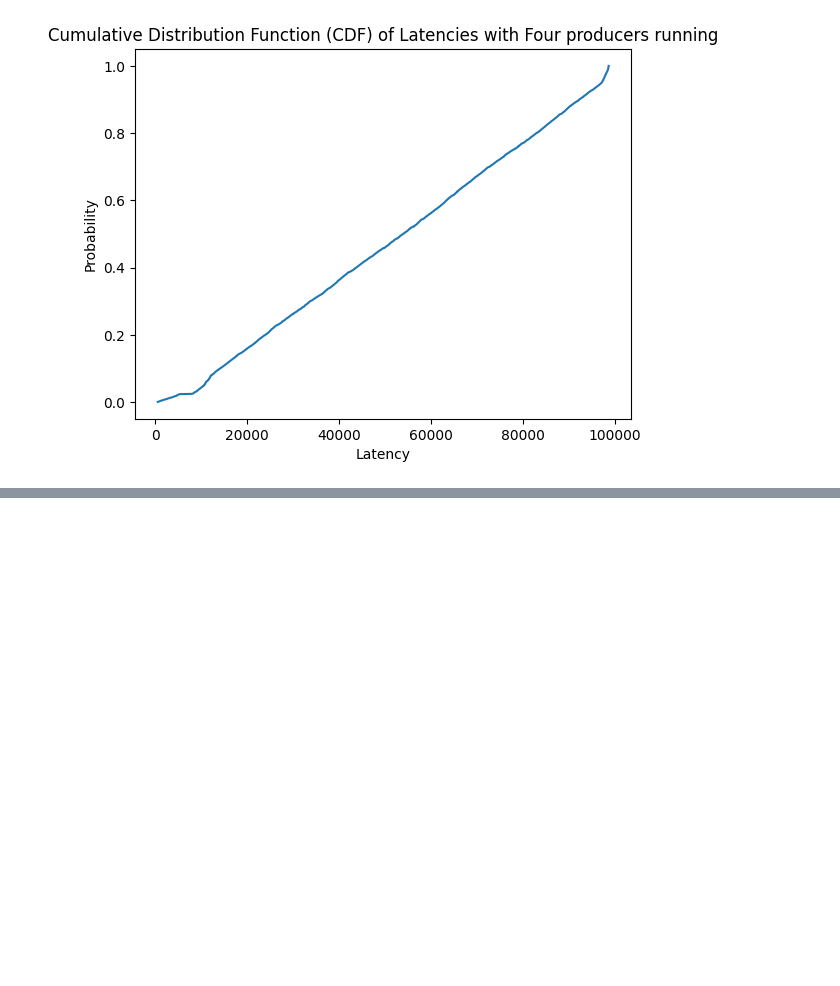
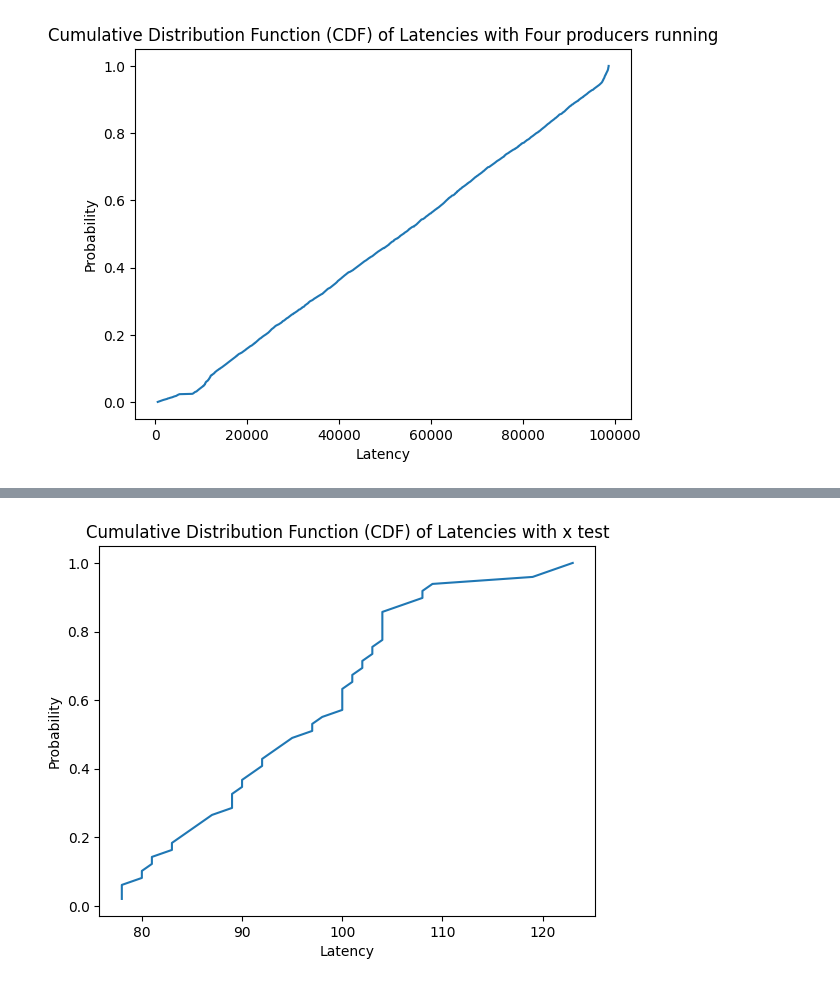
Before and after one commit to serhiimytsyk/CloudComputing, a Jupyter notebook: PA3/data_analyzer/data_analyzer.ipynb, the cells around one changed output, grey strips where cells are left out. Saved outputs shown, nothing was run; the diff lists cells and outputs as text; code cells hidden in the pictures; blank space fills up the shorter version.

```diff
--- a/PA3/data_analyzer/data_analyzer.ipynb
+++ b/PA3/data_analyzer/data_analyzer.ipynb
@@ -128,0 +149,10 @@ plt.show()
+# %%
+sorted_data = np.sort(data)
+probabilities = np.arange(1, len(sorted_data) + 1) / len(sorted_data)
+plt.plot(sorted_data, probabilities)
+plt.title('Cumulative Distribution Function (CDF) of Latencies with x test')
+plt.xlabel('Latency')
+plt.ylabel('Probability')
+plt.show()
+# %% [output]
+[figure, added]
```
Also changed, not shown: parts of 1 cell of this notebook, 6 other files.
